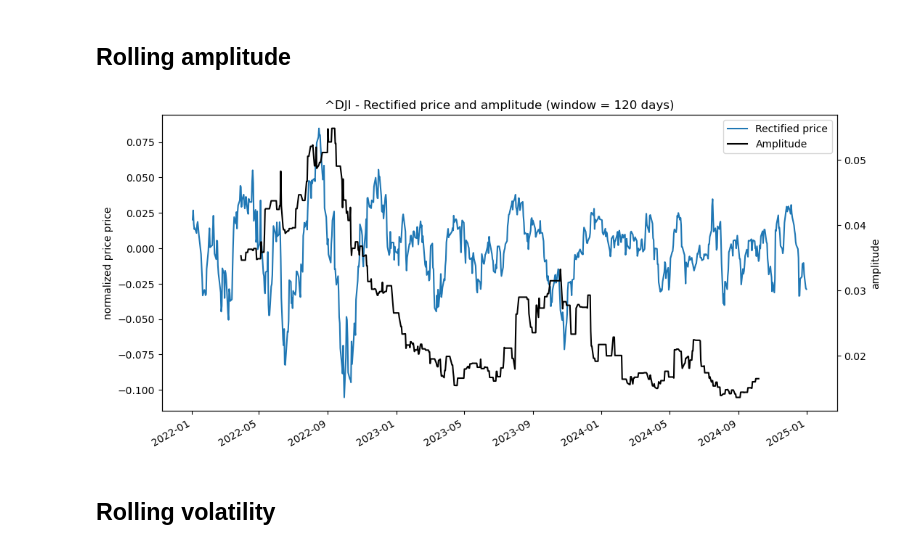
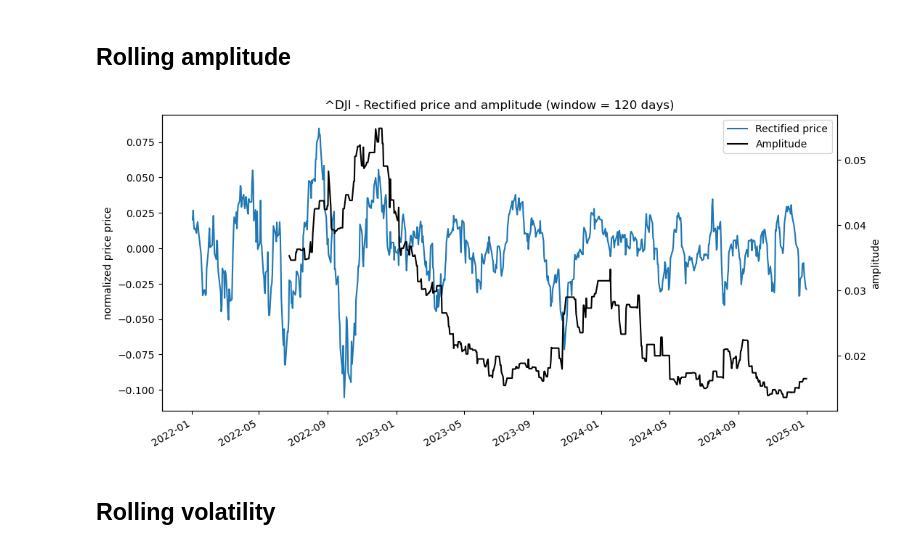
Before and after one commit to lorenzorizzi17/MeanReversionMetric, a Jupyter notebook: rolling_test.ipynb, the cells around one changed output. Drawn from its saved outputs; the diff is of its cells as text; code cells hidden in the pictures.

Commit message:
Rolling normality test

```diff
--- a/rolling_test.ipynb
+++ b/rolling_test.ipynb
@@ -79,36 +78,36 @@ def volatility(x : pd.Series) -> float:
 # %%
 window = 120
 
-df["amplitude"] = df["rect"].rolling(window=window, center=True).apply(find_amplitudes, raw=True)
+df["amplitude"] = df["rect"].rolling(window=window, center=False).apply(find_amplitudes, raw=True)
 #df["amplitude"] = df["rect"].rolling(window=window, center=False).std()   # alternative using standard deviation
 
 def apply_savgol_with_nan(s, window_length, polyorder):
     s_filtered = s.copy()
     not_nan = s.notna()
     groups = (not_nan.astype(int).diff().fillna(0) != 0).cumsum()
     for _, group in s[not_nan].groupby(groups):
         if len(group) >= window_length:
             s_filtered[group.index] = savgol_filter(group.values, window_length, polyorder, mode="nearest")
     return s_filtered
 
 # Optional smoothing
 #df["amplitude"] = apply_savgol_with_nan(df["amplitude"], window, 3)
 
 ax = df["rect"].plot(figsize=(12,6), label="Rectified price")
 ax2 = ax.twinx()
 df["amplitude"].plot(ax=ax2, color='k', label="Amplitude")
 ax.set_ylabel("rect")
 ax2.set_ylabel("amplitude")
 lines1, labels1 = ax.get_legend_handles_labels()
 lines2, labels2 = ax2.get_legend_handles_labels()
 ax.legend(lines1 + lines2, labels1 + labels2)
 plt.title(f"{asset_name} - Rectified price and amplitude (window = {window} days)")
 ax.set_xlabel("")
 ax.set_ylabel("normalized price price")
 ax2.set_ylabel("amplitude")
 plt.show()
 # %% [output]
-[figure, old version]
+[figure, new version]
 # %% [markdown]
 ## Rolling volatility
 # %%
```
Also changed, not shown: parts of 6 cells of this notebook, 1 other file.
